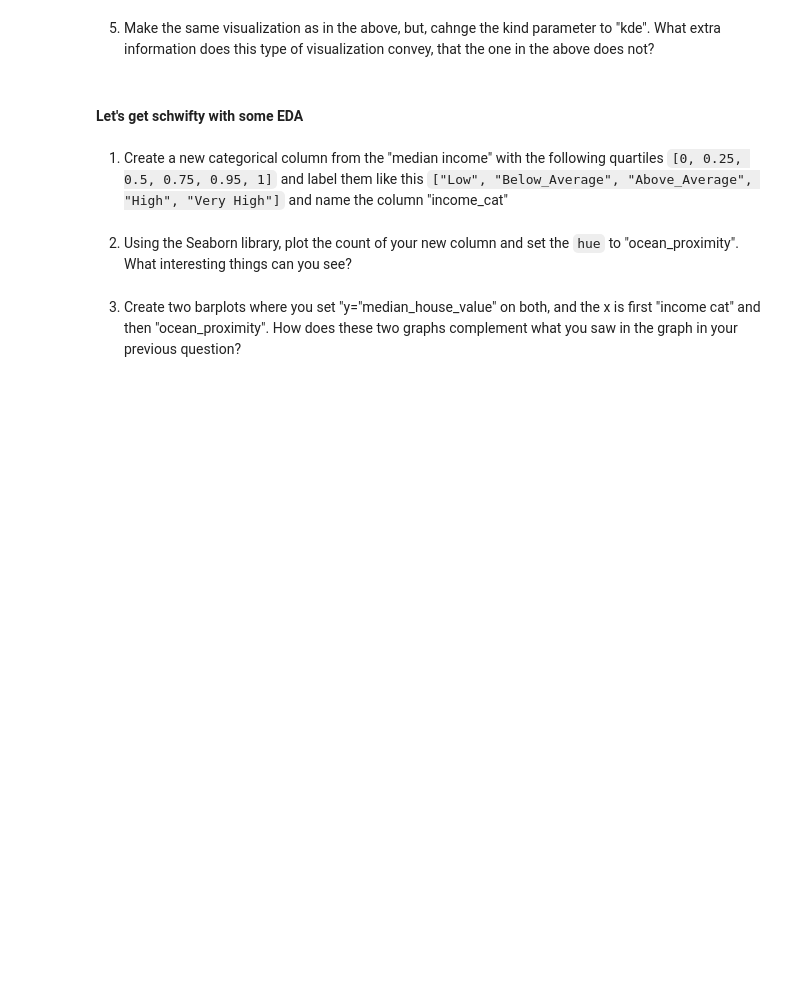
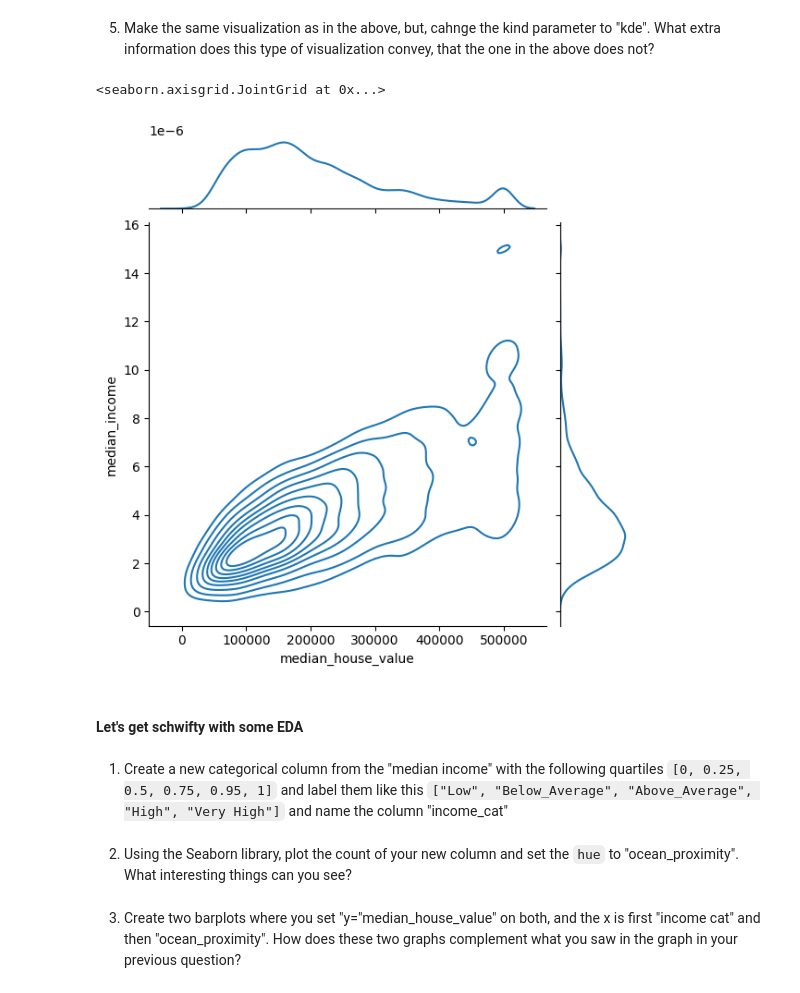
Before and after one commit to chandlershortlidge/lab-ml-and-linear-regression, a Jupyter notebook: your-code/main.ipynb, the cells around one changed output. Cells and saved outputs as stored; diff of their text form; code cells hidden in the pictures; blank space fills up the shorter version.

```diff
--- a/your-code/main.ipynb
+++ b/your-code/main.ipynb
@@ -228,5 +256,13 @@ TypeError: DataFrame.sort_values() missing 1 required positional argument: 'by'
 # %% [markdown]
 5. Make the same visualization as in the above, but, cahnge the kind parameter to "kde". What extra information does this type of visualization convey, that the one in the above does not?
+# %%
+sns.jointplot(x="median_house_value",
+              y="median_income",
+              data=housing,
+              kind="kde")
+# %% [output]
+<seaborn.axisgrid.JointGrid at 0x...>
+[figure, added]
 # %% [markdown]
 #### Let's get schwifty with some EDA
 # %% [markdown]
```
Also changed, not shown: parts of 4 cells of this notebook.
